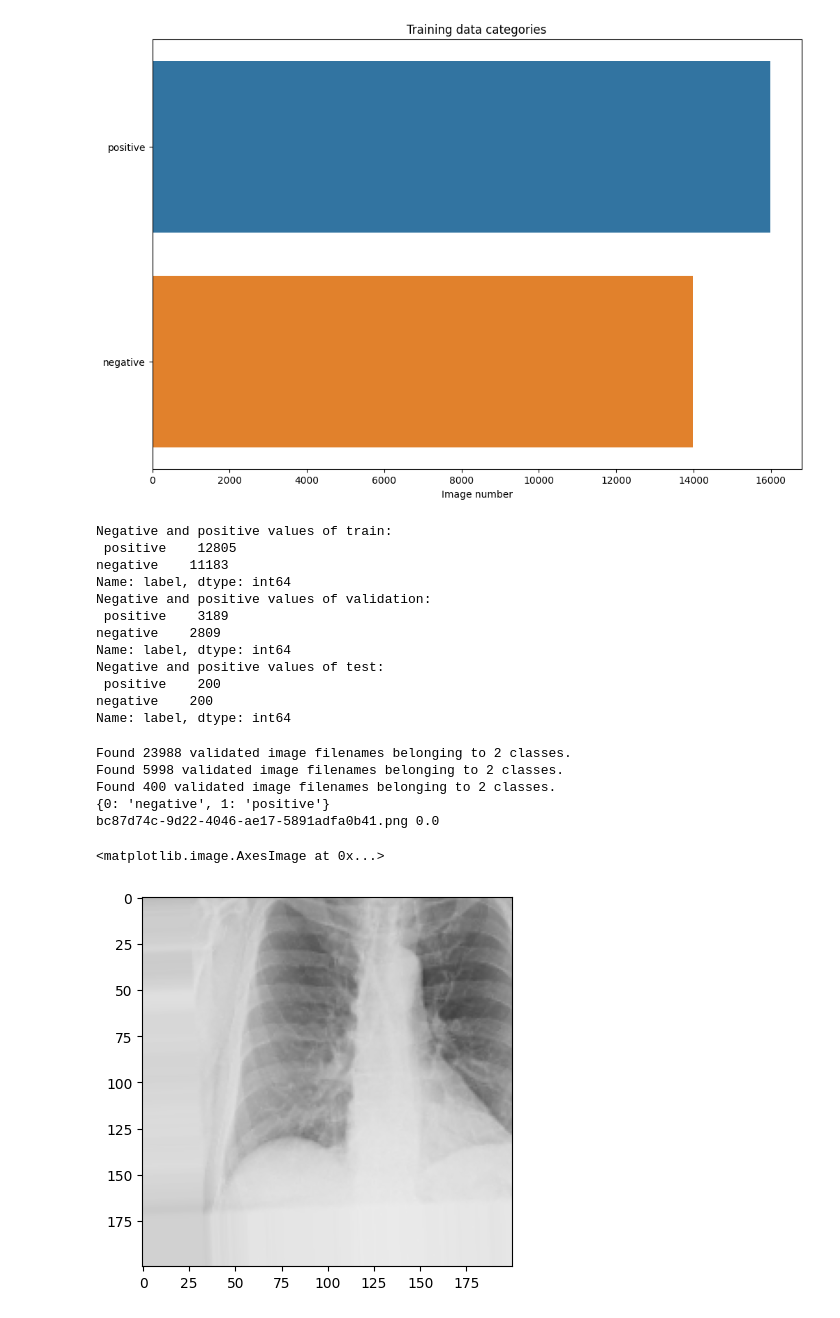
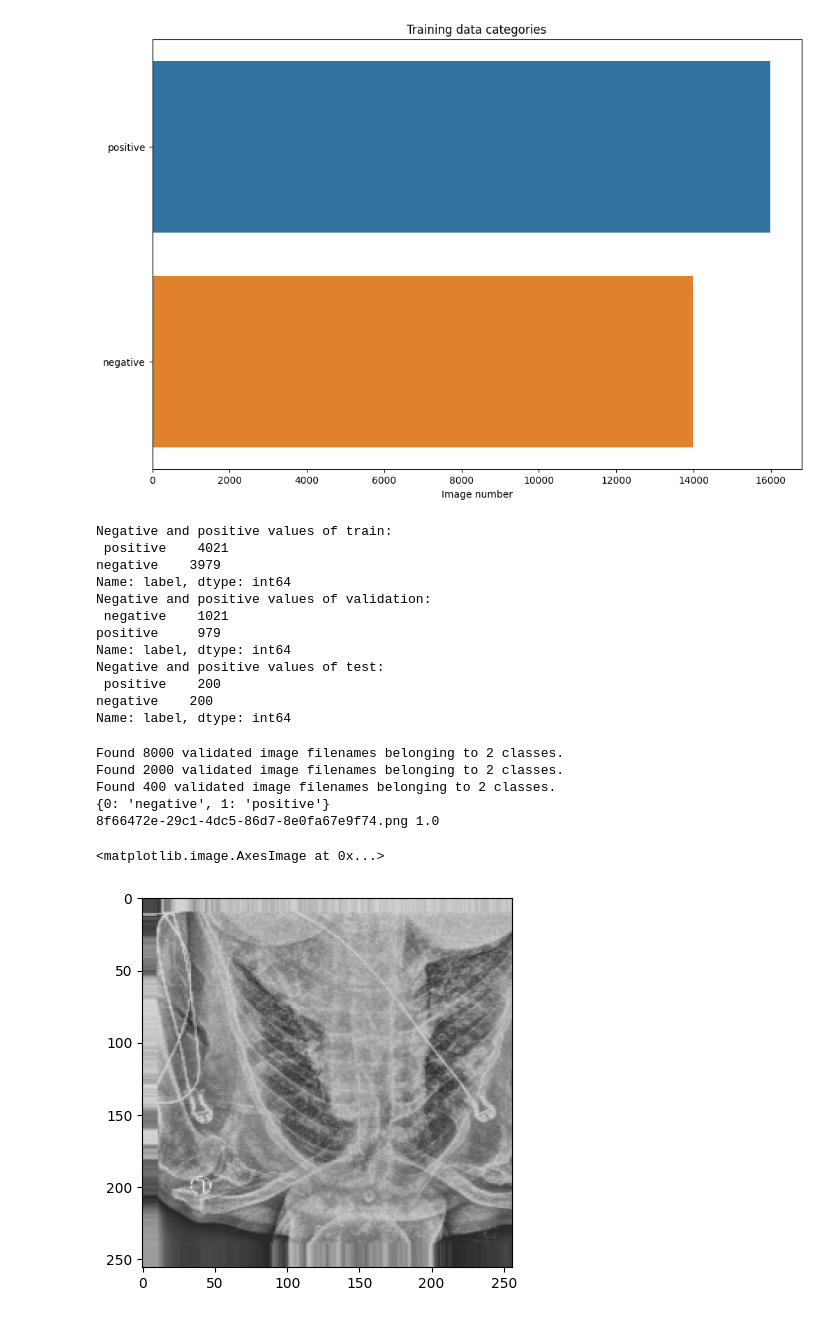
Before and after one commit to theOGcat/9039codeTest, a Jupyter notebook: 9039ProjectCode1.ipynb, the cells around one changed output. Cells and saved outputs as stored; diff of their text form; code cells hidden in the pictures.

Commit message:
fix:downsize sample, optimize model.

```diff
--- a/9039ProjectCode1.ipynb
+++ b/9039ProjectCode1.ipynb
@@ -100,6 +102,15 @@ Train folder contains 29984 photos.
 Test folder contains 400 photos.
 [figure]
 # %%
+negative  = train_df[train_df['label']=='negative']   #negative values in class column
+positive = train_df[train_df['label']=='positive']  #positive values in class column
+
+df_majority_downsampled_neg = resample(negative, replace = True, n_samples = 5000)
+df_majority_downsampled_pos = resample(positive, replace = True, n_samples = 5000)
+
+train_df = pd.concat([df_majority_downsampled_pos, df_majority_downsampled_neg])
+train_df = shuffle(train_df) # shuffling so that there is particular sequence
+
 train_df, valid_df = train_test_split(train_df, train_size=0.8, random_state=0)
 
 print(f"Negative and positive values of train:\n {train_df['label'].value_counts()}")
@@ -107,12 +118,12 @@ print(f"Negative and positive values of validation:\n {valid_df['label'].value_c
 print(f"Negative and positive values of test:\n {test_df['label'].value_counts()}")
 # %% [output]
 Negative and positive values of train:
- positive    12805
-negative    11183
+ positive    4021
+negative    3979
 Name: label, dtype: int64
 Negative and positive values of validation:
- positive    3189
-negative    2809
+ negative    1021
+positive     979
 Name: label, dtype: int64
 Negative and positive values of test:
  positive    200
@@ -124,38 +135,38 @@ Name: label, dtype: int64
 train_datagen = ImageDataGenerator(rescale = 1./255.,rotation_range = 40, width_shift_range = 0.2, height_shift_range = 0.2,
                                    shear_range = 0.2, zoom_range = 0.2, horizontal_flip = True, vertical_flip =True)
 test_datagen = ImageDataGenerator(rescale = 1.0/255.)
 
 #Now fit the them to get the images from directory (name of the images are given in dataframe) with augmentation
 
 
 train_gen = train_datagen.flow_from_dataframe(dataframe = train_df, directory='archive/train', x_col='filename',
-                                              y_col='label', target_size=(200,200), batch_size=64,
+                                              y_col='label', target_size=(256,256), batch_size=64,
                                                class_mode='binary')
 val_gen = test_datagen.flow_from_dataframe(dataframe = valid_df, directory='archive/train', x_col='filename',
-                                             y_col='label', target_size=(200,200), batch_size=64,
+                                             y_col='label', target_size=(256,256), batch_size=64,
                                             class_mode='binary')
 test_gen = test_datagen.flow_from_dataframe(dataframe = test_df, directory='archive/test', x_col='filename',
-                                            y_col='label', target_size=(200,200), batch_size=64,
+                                            y_col='label', target_size=(256,256), batch_size=64,
                                              class_mode='binary')
 labels = {value: key for key, value in train_gen.class_indices.items()}
 #class mode binary because we want the classifier to predict covid or not
 #target size (200,200) means we want the images to resized to 200*200
 
 #Examine the first image in the training dataset and print the label which corresponding to it.
 print(labels)
 images, labels = next(train_gen)
 # Get the filenames associated with the images in the batch
 filenames = train_gen.filenames
 # Print the filename and label for the first image in the batch
 print(filenames[0], labels[0])
 # Plot the first image in the batch
 plt.imshow(images[0])
 # %% [output]
-Found 23988 validated image filenames belonging to 2 classes.
-Found 5998 validated image filenames belonging to 2 classes.
+Found 8000 validated image filenames belonging to 2 classes.
+Found 2000 validated image filenames belonging to 2 classes.
 Found 400 validated image filenames belonging to 2 classes.
 {0: 'negative', 1: 'positive'}
-bc87d74c-9d22-4046-ae17-5891adfa0b41.png 0.0
+8f66472e-29c1-4dc5-86d7-8e0fa67e9f74.png 1.0
 <matplotlib.image.AxesImage at 0x...>
-[figure, old version]
+[figure, new version]
 # %%
```
Also changed, not shown: parts of 4 cells of this notebook, 1 other file.
